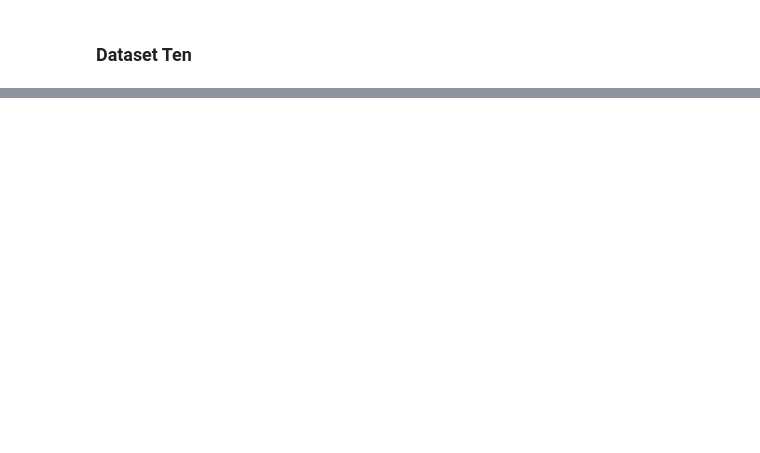
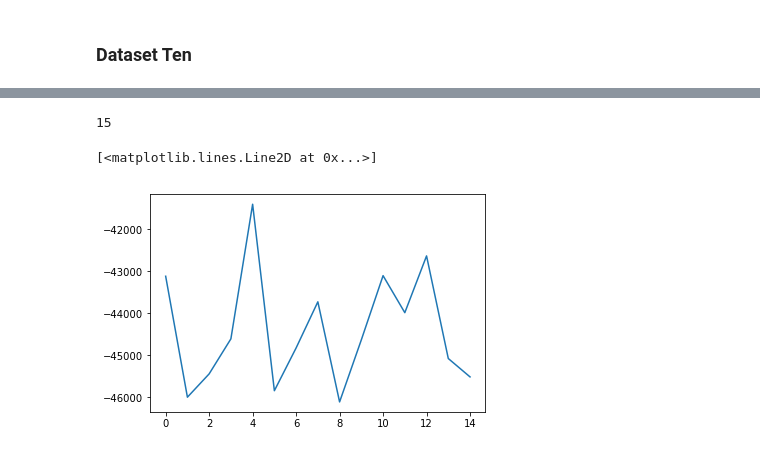
Before and after one commit to nanaimi/LSD_RL, a Jupyter notebook: notebooks/plots.ipynb, the cells around one changed output, grey strips where cells are left out. Saved outputs shown, nothing was run; the diff lists cells and outputs as text; code cells hidden in the pictures; blank space fills up the shorter version.

```diff
--- a/notebooks/plots.ipynb
+++ b/notebooks/plots.ipynb
@@ -582,0 +589,17 @@ plot.display()
+# %%
+doc = load_obj('dataset_ten', 'training_data')
+# doc['values_at_beginning']
+# %%
+avg_test_rewards = np.asarray(doc['test_rewards'])
+test_rewards.shape[0]
+# %% [output]
+15
+# %%
+fig = plt.figure()
+ax = plt.axes()
+
+intervals = np.arange(test_rewards.shape[0])
+ax.plot(intervals, avg_test_rewards)
+# %% [output]
+[<matplotlib.lines.Line2D at 0x...>]
+[figure, added]
```
Also changed, not shown: parts of 24 cells of this notebook, 4 other files.
